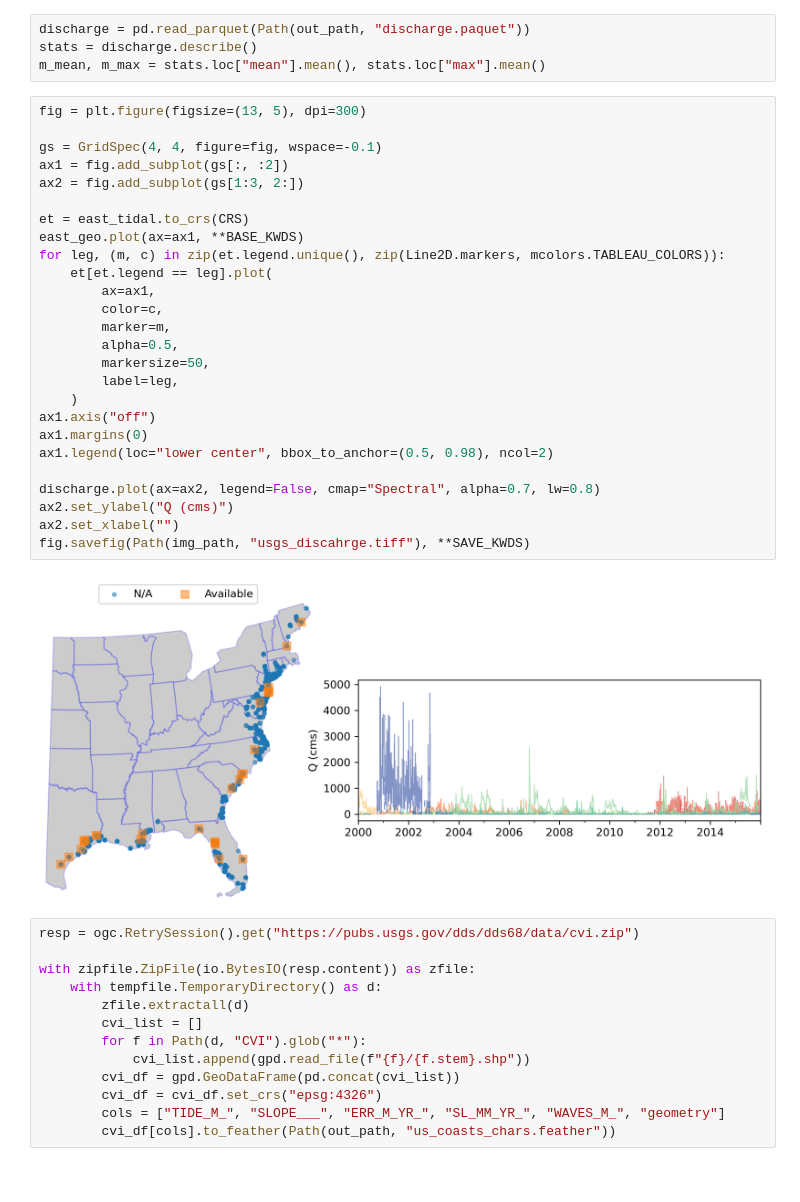
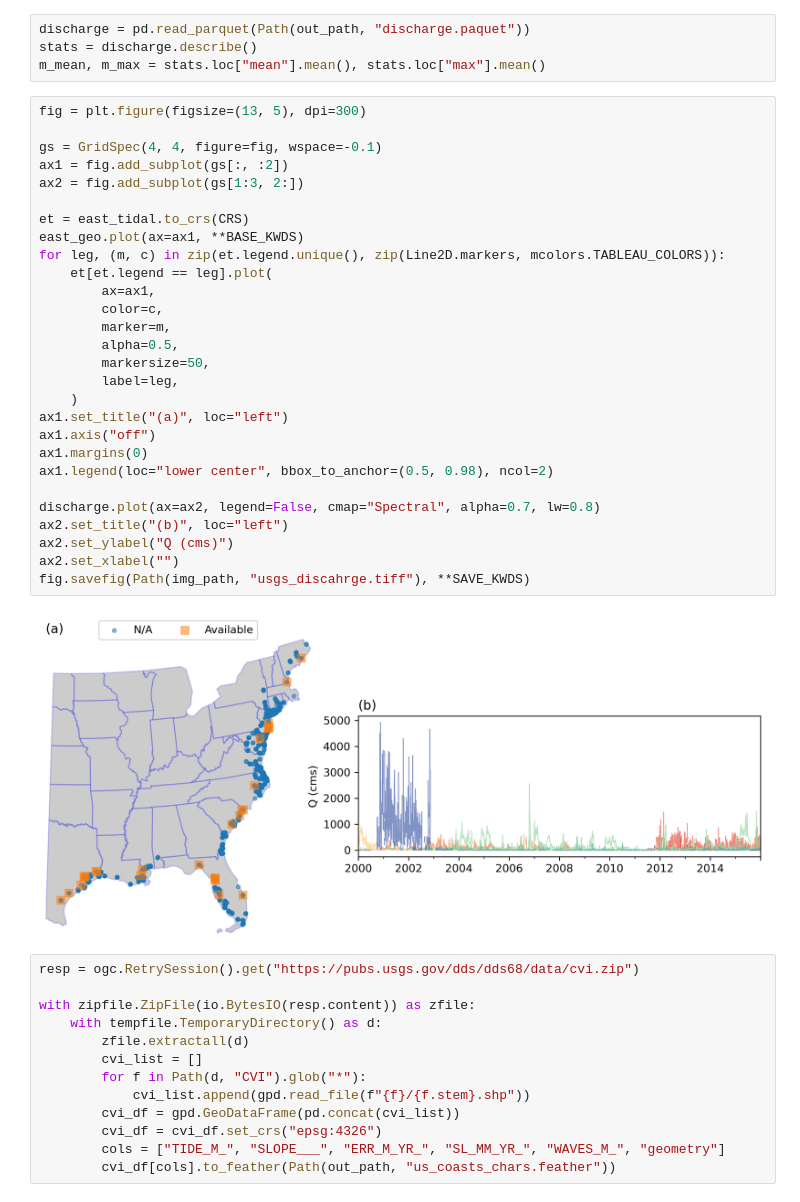
Before and after one commit to cheginit/coastal_transition_zone, a Jupyter notebook: notebooks/input_plots.ipynb, the cells around one changed output. Drawn from its saved outputs; the diff is of its cells as text.

```diff
--- a/notebooks/input_plots.ipynb
+++ b/notebooks/input_plots.ipynb
@@ -119,31 +119,33 @@ m_mean, m_max = stats.loc["mean"].mean(), stats.loc["max"].mean()
 # %%
 fig = plt.figure(figsize=(13, 5), dpi=300)
 
 gs = GridSpec(4, 4, figure=fig, wspace=-0.1)
 ax1 = fig.add_subplot(gs[:, :2])
 ax2 = fig.add_subplot(gs[1:3, 2:])
 
 et = east_tidal.to_crs(CRS)
 east_geo.plot(ax=ax1, **BASE_KWDS)
 for leg, (m, c) in zip(et.legend.unique(), zip(Line2D.markers, mcolors.TABLEAU_COLORS)):
     et[et.legend == leg].plot(
         ax=ax1,
         color=c,
         marker=m,
         alpha=0.5,
         markersize=50,
         label=leg,
     )
+ax1.set_title("(a)", loc="left")
 ax1.axis("off")
 ax1.margins(0)
 ax1.legend(loc="lower center", bbox_to_anchor=(0.5, 0.98), ncol=2)
 
 discharge.plot(ax=ax2, legend=False, cmap="Spectral", alpha=0.7, lw=0.8)
+ax2.set_title("(b)", loc="left")
 ax2.set_ylabel("Q (cms)")
 ax2.set_xlabel("")
 fig.savefig(Path(img_path, "usgs_discahrge.tiff"), **SAVE_KWDS)
 # %% [output]
-[figure, old version]
+[figure, new version]
 # %%
 resp = ogc.RetrySession().get("https://pubs.usgs.gov/dds/dds68/data/cvi.zip")
 
```
Also changed, not shown: parts of 1 cell of this notebook, 3 other files.
